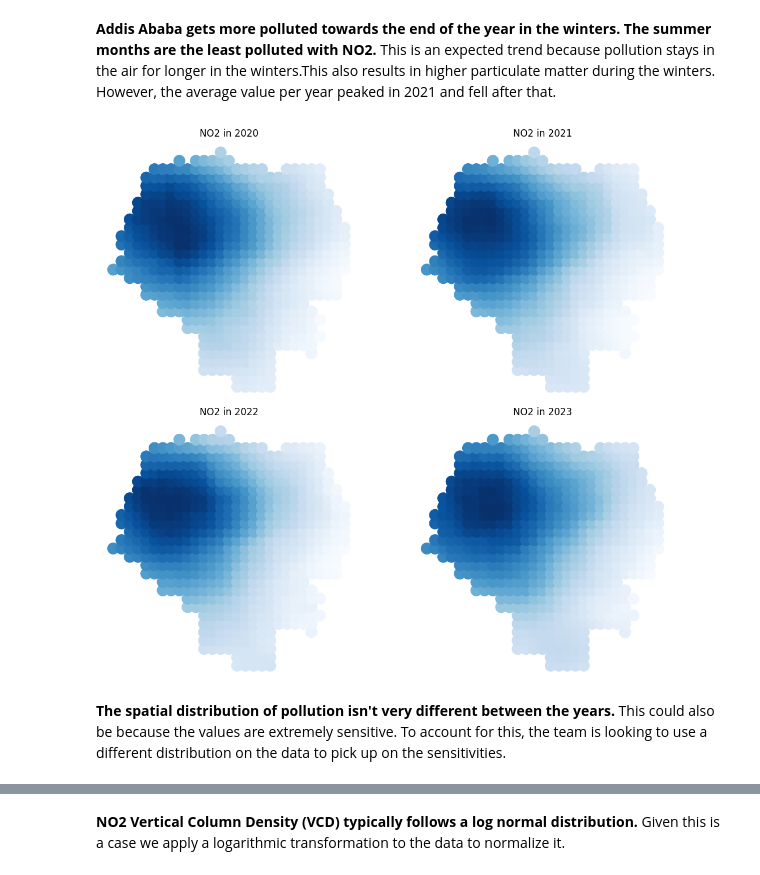
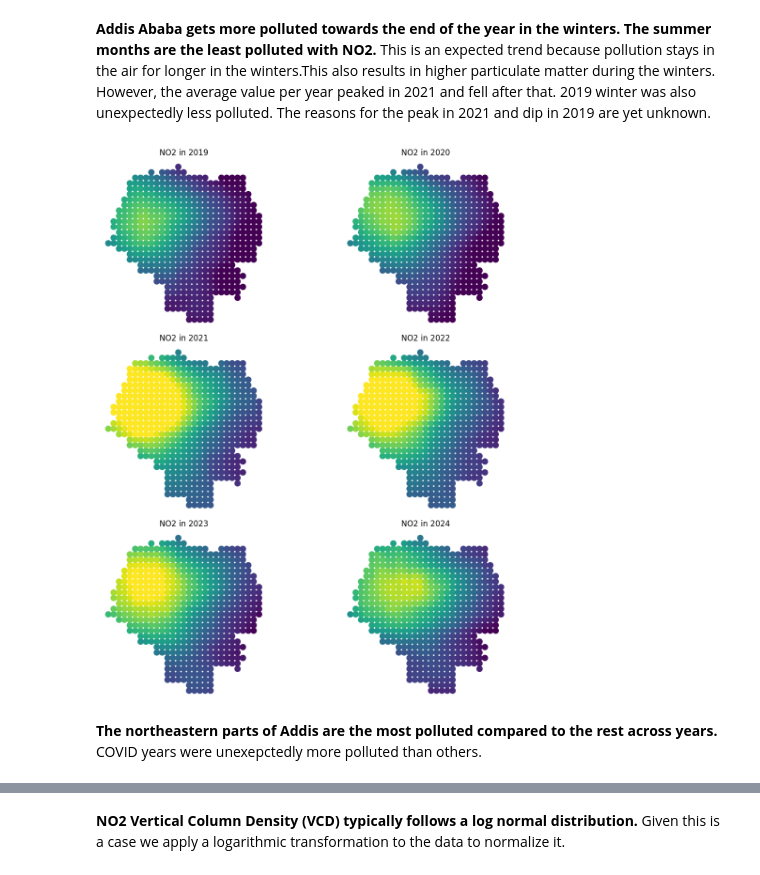
Before and after one commit to datapartnership/ethiopia-economic-monitoring, a Jupyter notebook: notebooks/air-pollution/air_pollution.ipynb, the cells around one changed output, grey strips where cells are left out. Cells and saved outputs as stored; diff of their text form; code cells hidden in the pictures.

Commit message:
air pollution edits

```diff
--- a/notebooks/air-pollution/air_pollution.ipynb
+++ b/notebooks/air-pollution/air_pollution.ipynb
@@ -149,5 +39,5 @@ addis = addis[addis['ADM1_EN']=='Addis Ababa']
 # %%
-air_pollution = pd.concat([#pd.read_csv('../../data/air_pollution/no2_addis_20190101_20191231.csv'),
+air_pollution = pd.concat([pd.read_csv('../../data/air_pollution/no2_addis_20190101_20191231.csv'),
                             pd.read_csv('../../data/air_pollution/no2_addis_20200101_20201231.csv'),
                             pd.read_csv('../../data/air_pollution/no2_addis_20210101_20211231.csv'),
                             pd.read_csv('../../data/air_pollution/no2_addis_20220101_20221231.csv'),
@@ -201,51 +93,55 @@ WARNING:bokeh.core.validation.check:W-1000 (MISSING_RENDERERS): Plot has no rend
 [interactive output not drawn]
 [interactive output not drawn]
 # %% [markdown]
-**Addis Ababa gets more polluted towards the end of the year in the winters. The summer months are the least polluted with NO2.** This is an expected trend because pollution stays in the air for longer in the winters.This also results in higher particulate matter during the winters. However, the average value per year peaked in 2021 and fell after that.
+**Addis Ababa gets more polluted towards the end of the year in the winters. The summer months are the least polluted with NO2.** This is an expected trend because pollution stays in the air for longer in the winters.This also results in higher particulate matter during the winters. However, the average value per year peaked in 2021 and fell after that. 2019 winter was also unexpectedly less polluted. The reasons for the peak in 2021 and dip in 2019 are yet unknown.
 # %%
 import matplotlib.pyplot as plt
 
 # List of years you want to plot
-years = [2020, 2021, 2022, 2023]  # You can extend this to more years if needed
+years = [2019, 2020, 2021, 2022, 2023, 2024]  # You can extend this to more years if needed
 
 # Create a 2x2 grid for the plots
-fig, ax = plt.subplots(2, 2, figsize=(12, 10))
+fig, ax = plt.subplots(3, 2, figsize=(12, 12))
 
 # Flatten the axes array to make it easier to index
 ax = ax.flatten()
+
+vmin = air_pollution.groupby(['aoi', 'latitude', 'longitude'])[['NO2']].mean().reset_index()['NO2'].min()
+vmax = air_pollution.groupby(['aoi', 'latitude', 'longitude'])[['NO2']].mean().reset_index()['NO2'].max()
 
 # Loop through each year and create a plot in a 2x2 grid
 for i, year in enumerate(years):
 
     # Create the start and end date for each year dynamically
     start_date = f'{year}-01-01'
     end_date = f'{year}-12-31'
 
     # Filter and group the data by latitude and longitude for the given year
     df = air_pollution[(air_pollution['event_date'] >= start_date) & (air_pollution['event_date'] <= end_date)] \
             .groupby(['latitude', 'longitude'])['NO2'].mean().reset_index()
 
     # Convert to GeoDataFrame and plot for each year
-    analysis.convert_to_gdf(df).plot(column='NO2', ax=ax[i], cmap='Blues', markersize=200)
+    analysis.convert_to_gdf(df).plot(column='NO2', ax=ax[i], cmap='viridis', markersize=75,
+                                     vmin=vmin, vmax=vmax)
 
     # Set the title for each subplot
     ax[i].set_title(f'NO2 in {year}')
 
     # Remove the spines, ticks, and grid for a clean look
     ax[i].set_xticks([]); ax[i].set_yticks([]);
     for spine in ax[i].spines.values():
         spine.set_visible(False)
     ax[i].grid(False)
 
 # Automatically adjust the layout so the plots don't overlap
 plt.tight_layout()
 
 # Show the plot
 plt.show()
 # %% [output]
-[figure, old version]
+[figure, new version]
-# %% [markdown]
-**The spatial distribution of pollution isn't very different between the years.** This could also be because the values are extremely sensitive. To account for this, the team is looking to use a different distribution on the data to pick up on the sensitivities.
+# %% [markdown]
+**The northeastern parts of Addis are the most polluted compared to the rest across years.** COVID years were unexepctedly more polluted than others.
 # %%
 air_pollution['weekday'] = air_pollution['event_date'].dt.weekday
 # %%
```
Also changed, not shown: parts of 23 cells of this notebook, 6 other files.
